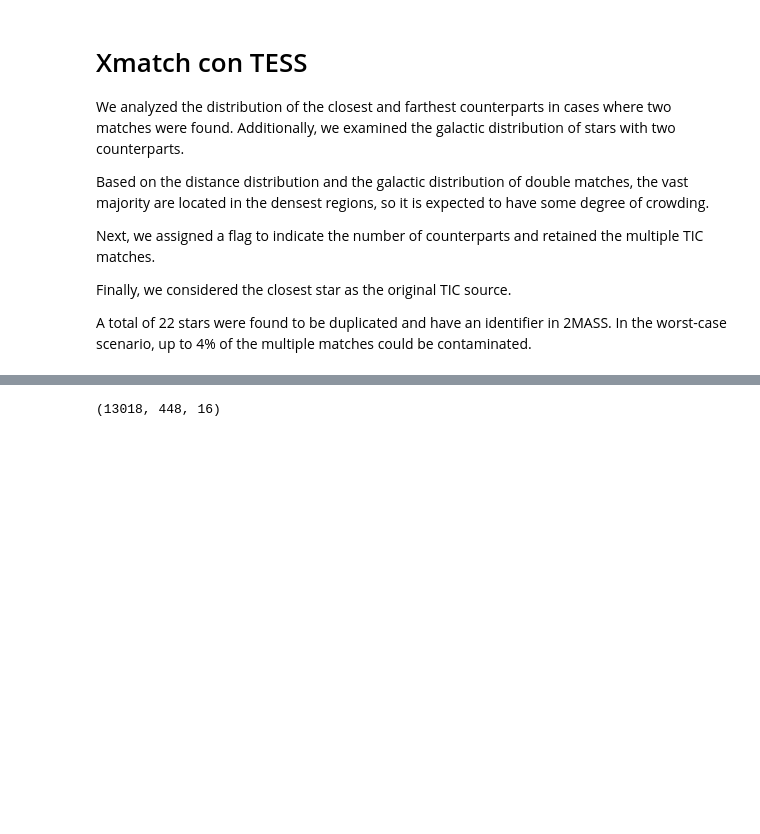
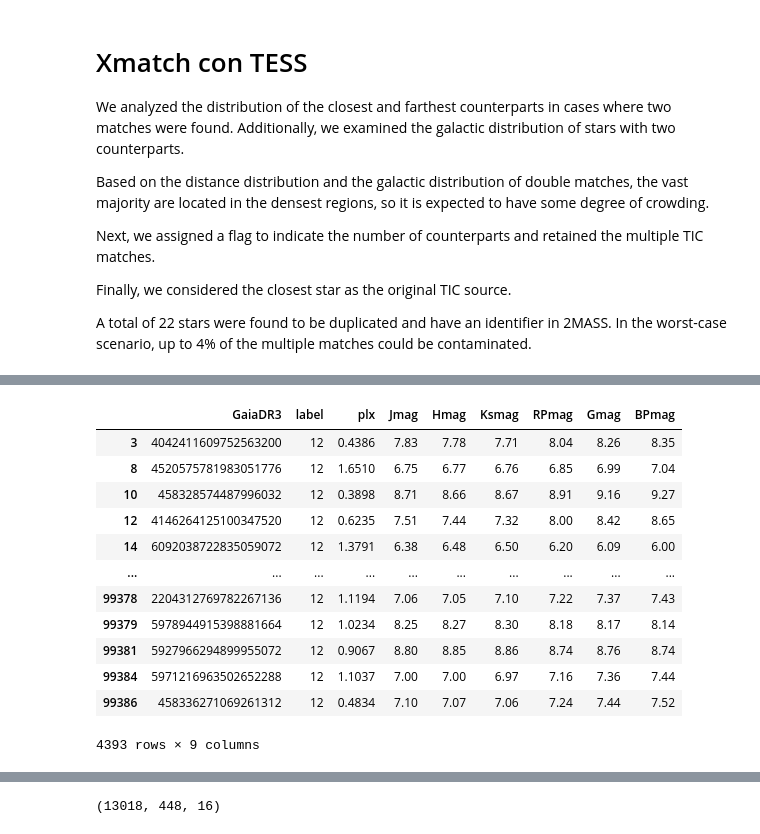
Before and after one commit to Monsalves-Gonzalez-N/MassiveStarVariability, a Jupyter notebook: 1_TESS_variability_MassiveStarG12_preparate_data-Copy1.ipynb, the cells around one changed output, grey strips where cells are left out. Saved outputs shown, nothing was run; the diff lists cells and outputs as text; code cells hidden in the pictures; blank space fills up the shorter version.

```diff
--- a/1_TESS_variability_MassiveStarG12_preparate_data-Copy1.ipynb
+++ b/1_TESS_variability_MassiveStarG12_preparate_data-Copy1.ipynb
@@ -30,3 +46,19 @@ df_candidates.rename(columns={"RA_ICRS": "ra","DE_ICRS":"dec"}, inplace=True)
+# %%
+labels
+# %% [output]
+|  | GaiaDR3 | label | plx | Jmag | Hmag | Ksmag | RPmag | Gmag | BPmag |
+| 3 | 4042411609752563200 | 12 | 0.4386 | 7.83 | 7.78 | 7.71 | 8.04 | 8.26 | 8.35 |
+| 8 | 4520575781983051776 | 12 | 1.6510 | 6.75 | 6.77 | 6.76 | 6.85 | 6.99 | 7.04 |
+| 10 | 458328574487996032 | 12 | 0.3898 | 8.71 | 8.66 | 8.67 | 8.91 | 9.16 | 9.27 |
+| 12 | 4146264125100347520 | 12 | 0.6235 | 7.51 | 7.44 | 7.32 | 8.00 | 8.42 | 8.65 |
+| 14 | 6092038722835059072 | 12 | 1.3791 | 6.38 | 6.48 | 6.50 | 6.20 | 6.09 | 6.00 |
+| ... | ... | ... | ... | ... | ... | ... | ... | ... | ... |
+| 99378 | 2204312769782267136 | 12 | 1.1194 | 7.06 | 7.05 | 7.10 | 7.22 | 7.37 | 7.43 |
+| 99379 | 5978944915398881664 | 12 | 1.0234 | 8.25 | 8.27 | 8.30 | 8.18 | 8.17 | 8.14 |
+| 99381 | 5927966294899955072 | 12 | 0.9067 | 8.80 | 8.85 | 8.86 | 8.74 | 8.76 | 8.74 |
+| 99384 | 5971216963502652288 | 12 | 1.1037 | 7.00 | 7.00 | 6.97 | 7.16 | 7.36 | 7.44 |
+| 99386 | 458336271069261312 | 12 | 0.4834 | 7.10 | 7.07 | 7.06 | 7.24 | 7.44 | 7.52 |
+4393 rows × 9 columns
 # %%
 parental_catalog = pd.read_csv("~/nico/Data/Masivas/Data_OB_stars/resultados_V2/Discussion/Masivas_untilG12_Summary.csv")
 parental_catalog.rename(columns={"source_id": "GaiaDR3"}, inplace=True)
```
Also changed, not shown: parts of 5 cells of this notebook, 30 other files.
